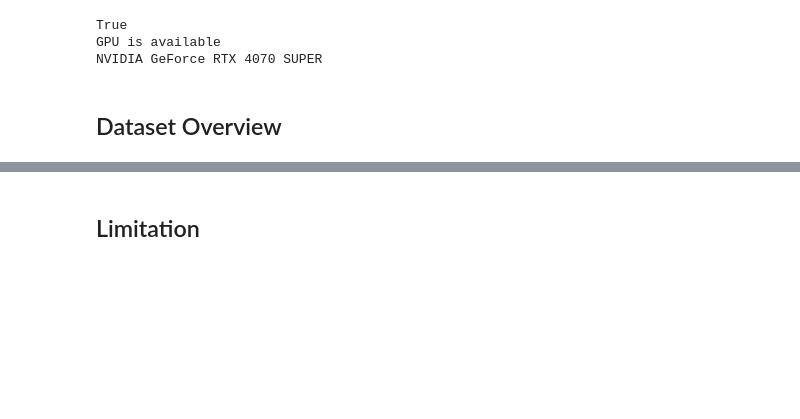
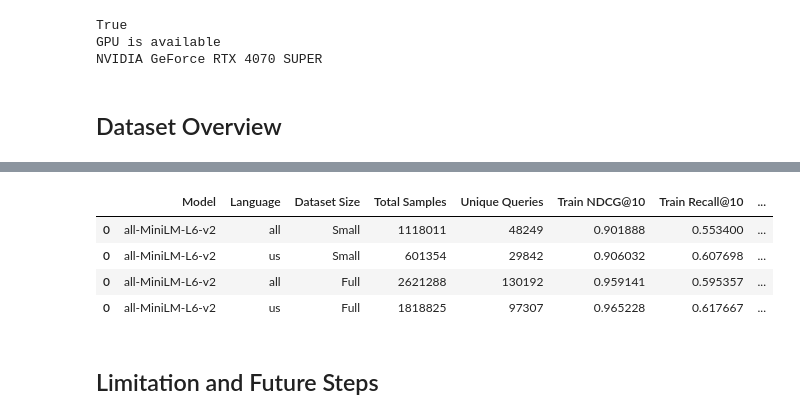
Before and after one commit to wei-wang11/Semantic-Search-Evaluation, a Jupyter notebook: report_notebook.ipynb, the cells around one changed output, grey strips where cells are left out. Saved outputs shown, nothing was run; the diff lists cells and outputs as text; code cells hidden in the pictures; blank space fills up the shorter version.

```diff
--- a/report_notebook.ipynb
+++ b/report_notebook.ipynb
@@ -719,2 +315,20 @@ Evaluating model on None train set...
+# %%
+# load all the evluation results
+all_small_result = pd.read_csv("output/all-MiniLM-L6-v2_all_small_results.csv")
+us_large_result = pd.read_csv("output/all-MiniLM-L6-v2_us_results.csv")
+all_large_result = pd.read_csv("output/all-MiniLM-L6-v2_all_large_results.csv")
+us_small_result = pd.read_csv("output/all-MiniLM-L6-v2_us_large_results.csv")
+
+# Concatenate the results into a single DataFrame
+pd.concat([
+    pd.concat([all_small_result,us_large_result], axis=0),
+    pd.concat([all_large_result, us_small_result], axis=0)
+], axis=0)
+# %% [output]
+|  | Model | Language | Dataset Size | Total Samples | Unique Queries | Train NDCG@10 | Train Recall@10 | ... |
+| 0 | all-MiniLM-L6-v2 | all | Small | 1118011 | 48249 | 0.901888 | 0.553400 | ... |
+| 0 | all-MiniLM-L6-v2 | us | Small | 601354 | 29842 | 0.906032 | 0.607698 | ... |
+| 0 | all-MiniLM-L6-v2 | all | Full | 2621288 | 130192 | 0.959141 | 0.595357 | ... |
+| 0 | all-MiniLM-L6-v2 | us | Full | 1818825 | 97307 | 0.965228 | 0.617667 | ... |
 # %% [markdown]
-## Limitation
+## Limitation and Future Steps
```
Also changed, not shown: parts of 25 cells of this notebook.
